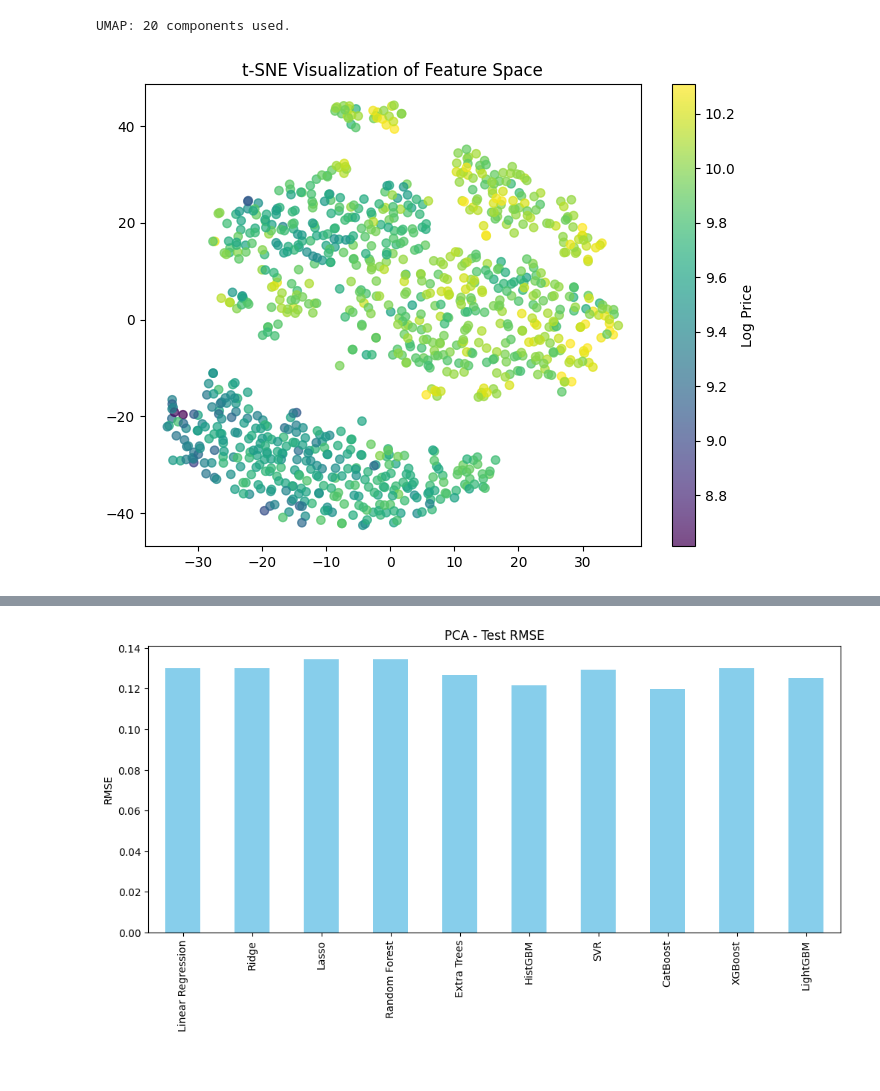
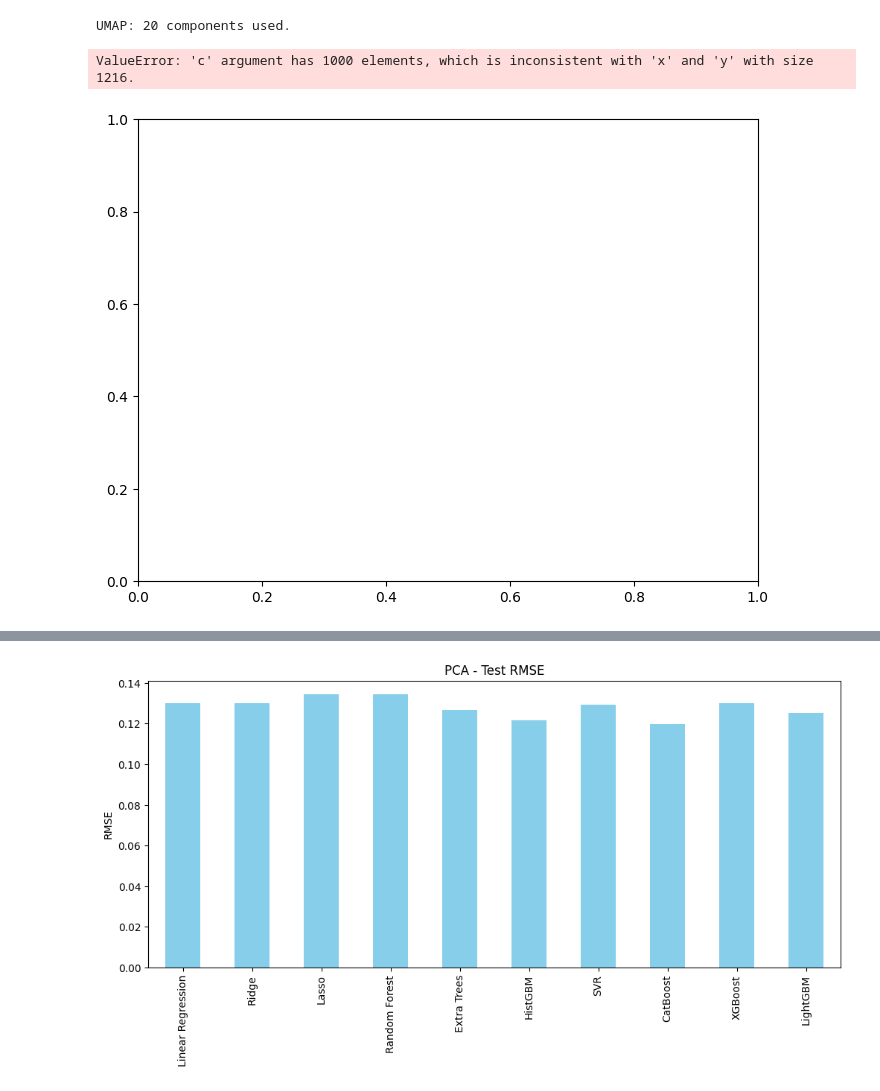
Before and after one commit to Narcis2151/eda_car_listings, a Jupyter notebook: predict_price.ipynb, the cells around one changed output, grey strips where cells are left out. Cells and saved outputs as stored; diff of their text form; code cells hidden in the pictures.

```diff
--- a/predict_price_new.ipynb
+++ b/predict_price.ipynb
@@ -66,17 +66,18 @@ print(f"UMAP: {X_train_umap.shape[1]} components used.")
 UMAP: 20 components used.
 # %%
 tsne = TSNE(n_components=2, random_state=42, perplexity=30, n_iter=1000)
-X_train_tsne = tsne.fit_transform(X_train[:1000])  # t-SNE is slow, use a sample
+X_train_tsne = tsne.fit_transform(X_train)
 
 plt.figure(figsize=(8, 6))
 plt.scatter(
     X_train_tsne[:, 0], X_train_tsne[:, 1], c=y_train[:1000], cmap="viridis", alpha=0.7
 )
 plt.colorbar(label="Log Price")
 plt.title("t-SNE Visualization of Feature Space")
 plt.show()
 # %% [output]
+ValueError: 'c' argument has 1000 elements, which is inconsistent with 'x' and 'y' with size 1216.
-[figure, old version]
+[figure, new version]
 # %%
 # Train Models (Without Hyperparameter Tuning) with Selected Features to get a sense of performance
 models = {
```
Also changed, not shown: parts of 1 cell of this notebook, 3 other files.
